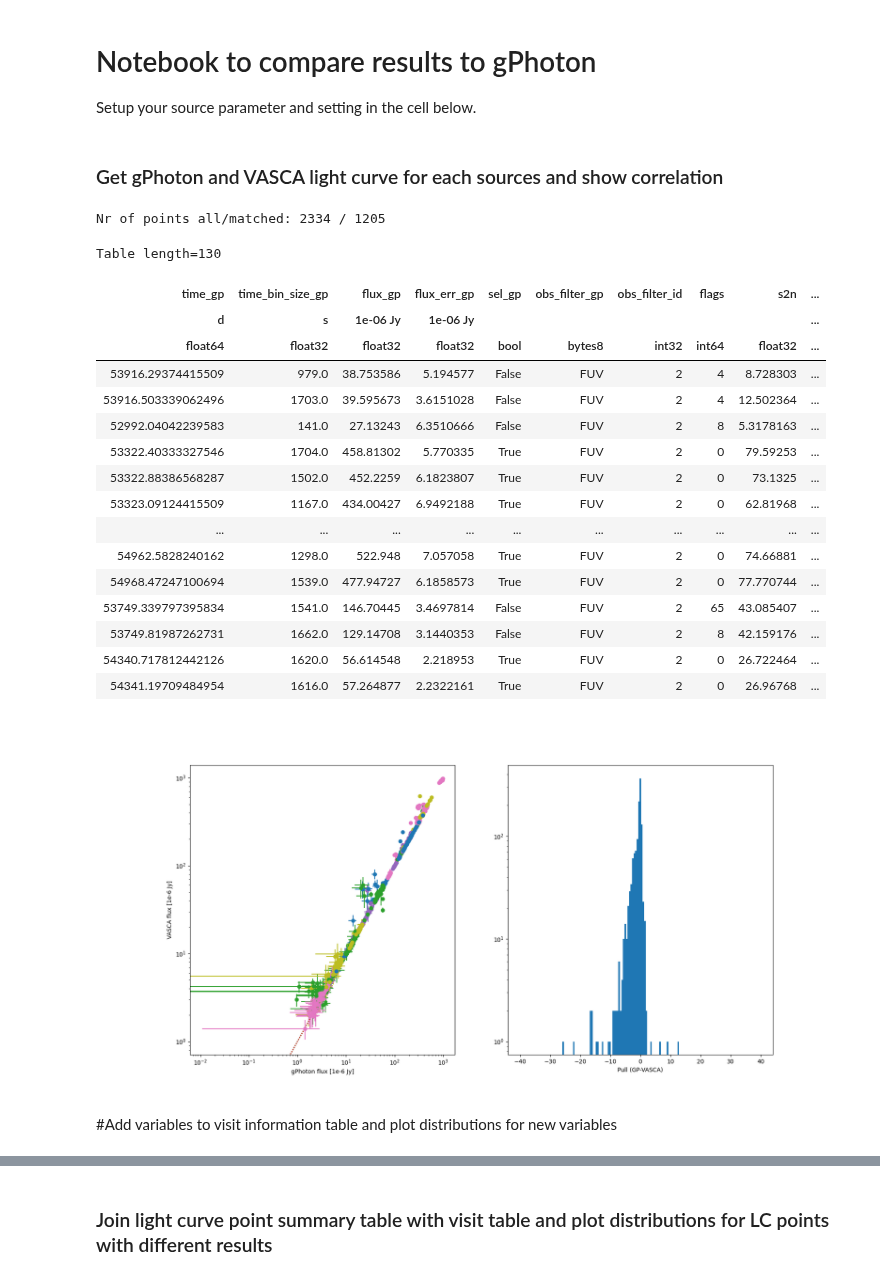
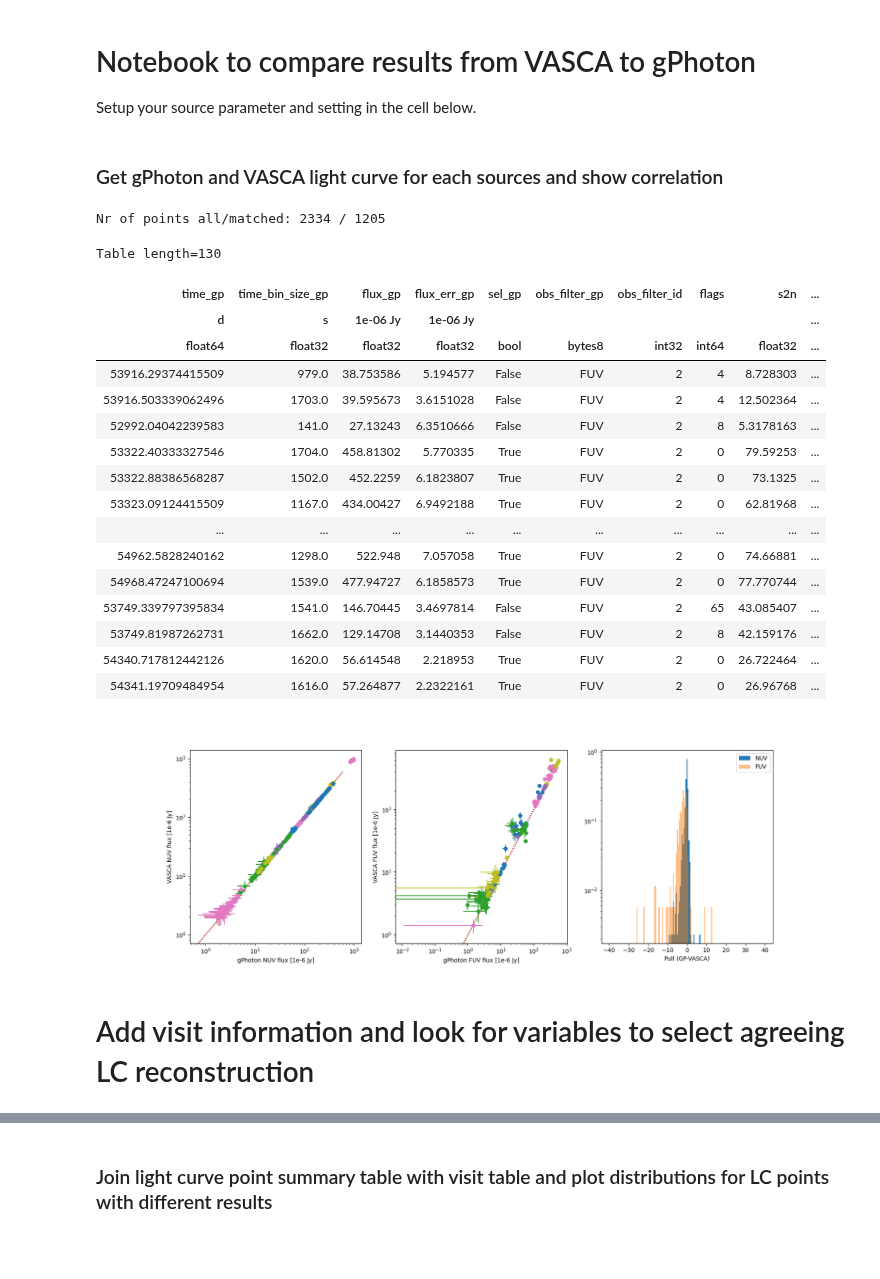
Before and after one commit to rbuehler/vasca, a Jupyter notebook: vasca/examples/inspect_gPhoton.ipynb, the cells around one changed output, grey strips where cells are left out. Saved outputs shown, nothing was run; the diff lists cells and outputs as text; code cells hidden in the pictures; blank space fills up the shorter version.

```diff
--- a/vasca/examples/inspect_gPhoton.ipynb
+++ b/vasca/examples/inspect_gPhoton.ipynb
@@ -1,5 +1,5 @@
 # %% [markdown]
-# Notebook to compare results to gPhoton
+# Notebook to compare results from VASCA to gPhoton
 Setup your source parameter and setting in the cell below.
 # %%
 region_name = "ALL_10-800"
@@ -45,7 +45,7 @@ else:
 # %% [markdown]
 ### Get gPhoton and VASCA light curve for each sources and show correlation
 # %%
-fig, axs = plt.subplots(1,2,figsize=(18, 9), squeeze=True, num="gPhotFlux", clear=True)
+fig, axs = plt.subplots(1,3,figsize=(18, 6), squeeze=True, num="gPhotFlux", clear=True)
 axs = axs.flatten()
 ll_lc = []
 for rg_src_id in srcs_ids:
@@ -74,46 +74,60 @@ for rg_src_id in srcs_ids:
     #display(tt_lc[sel_both])
 
     #axs[0].plot(,"o")
-    axs[0].errorbar(tt_lc_both["flux_gp"],tt_lc_both["flux_src"], xerr=tt_lc_both["flux_err_gp"], yerr=tt_lc_both["flux_err_src"],linestyle="none",marker="o")
-    axs[0].set_xlabel("gPhoton flux [1e-6 Jy]")
-    axs[0].set_ylabel("VASCA flux [1e-6 Jy]")
+    sel_nuv = tt_lc_both["obs_filter_src"]=="NUV"
+    sel_fuv = tt_lc_both["obs_filter_src"]=="FUV"
+
+    axs[0].errorbar(tt_lc_both["flux_gp"][sel_nuv],tt_lc_both["flux_src"][sel_nuv], xerr=tt_lc_both["flux_err_gp"][sel_nuv], yerr=tt_lc_both["flux_err_src"][sel_nuv],linestyle="none",marker="o")
+    axs[0].set_xlabel("gPhoton NUV flux [1e-6 Jy]")
+    axs[0].set_ylabel("VASCA NUV flux [1e-6 Jy]")
     axs[0].set_xscale("log")
     axs[0].set_yscale("log")
     axs[0].plot(range(600),range(600),":")
+
+    axs[1].errorbar(tt_lc_both["flux_gp"][sel_fuv],tt_lc_both["flux_src"][sel_fuv], xerr=tt_lc_both["flux_err_gp"][sel_fuv], yerr=tt_lc_both["flux_err_src"][sel_fuv],linestyle="none",marker="o")
+    axs[1].set_xlabel("gPhoton FUV flux [1e-6 Jy]")
+    axs[1].set_ylabel("VASCA FUV flux [1e-6 Jy]")
+    axs[1].set_xscale("log")
+    axs[1].set_yscale("log")
+    axs[1].plot(range(600),range(600),":")
 tt_lc = vstack(ll_lc)
 sel_both = (~tt_lc["time_gp"].mask*~tt_lc["time_src"].mask)#*tt_lc["sel_gp"]
 tt_lc_both = tt_lc[sel_both]
 tt_lc_both["pull"] = (tt_lc_both["flux_gp"]-tt_lc_both["flux_src"])/tt_lc_both["flux_err_src"]
 tt_lc_both["pull_auto"] = (tt_lc_both["flux_gp"]-tt_lc_both["flux_auto"])/tt_lc_both["flux_auto_err"]
-axs[1].hist(tt_lc_both["pull"],bins=np.linspace(-40,40,160))
-axs[1].set_yscale("log")
-axs[1].set_xlabel("Pull (GP-VASCA)")
+sel_nuv = tt_lc_both["obs_filter_src"]=="NUV"
+sel_fuv = tt_lc_both["obs_filter_src"]=="FUV"
+axs[2].hist(tt_lc_both["pull"][sel_nuv],bins=np.linspace(-40,40,160),density=True, label="NUV")
+axs[2].set_yscale("log")
+axs[2].set_xlabel("Pull (GP-VASCA)")
+axs[2].hist(tt_lc_both["pull"][sel_fuv],bins=np.linspace(-40,40,160),alpha=0.5,density=True, label="FUV")
+axs[2].legend()
 print("Nr of points all/matched:",len(tt_lc),"/",len(tt_lc_both))
 display(tt_lc_both[np.abs(tt_lc_both["pull"])>3.])
 #display(tt_lc_both[np.abs(tt_lc_both["pull"])>3.][12:])
 #display(tt_lc)
 # %% [output]
 Nr of points all/matched: 2334 / 1205
 Table length=130
 | time_gp | time_bin_size_gp | flux_gp | flux_err_gp | sel_gp | obs_filter_gp | obs_filter_id | flags | s2n | ... |
 | d | s | 1e-06 Jy | 1e-06 Jy |  |  |  |  |  | ... |
 | float64 | float32 | float32 | float32 | bool | bytes8 | int32 | int64 | float32 | ... |
 | 53916.29374415509 | 979.0 | 38.753586 | 5.194577 | False | FUV | 2 | 4 | 8.728303 | ... |
 | 53916.503339062496 | 1703.0 | 39.595673 | 3.6151028 | False | FUV | 2 | 4 | 12.502364 | ... |
 | 52992.04042239583 | 141.0 | 27.13243 | 6.3510666 | False | FUV | 2 | 8 | 5.3178163 | ... |
 | 53322.40333327546 | 1704.0 | 458.81302 | 5.770335 | True | FUV | 2 | 0 | 79.59253 | ... |
 | 53322.88386568287 | 1502.0 | 452.2259 | 6.1823807 | True | FUV | 2 | 0 | 73.1325 | ... |
 | 53323.09124415509 | 1167.0 | 434.00427 | 6.9492188 | True | FUV | 2 | 0 | 62.81968 | ... |
 | ... | ... | ... | ... | ... | ... | ... | ... | ... | ... |
 | 54962.5828240162 | 1298.0 | 522.948 | 7.057058 | True | FUV | 2 | 0 | 74.66881 | ... |
 | 54968.47247100694 | 1539.0 | 477.94727 | 6.1858573 | True | FUV | 2 | 0 | 77.770744 | ... |
 | 53749.339797395834 | 1541.0 | 146.70445 | 3.4697814 | False | FUV | 2 | 65 | 43.085407 | ... |
 | 53749.81987262731 | 1662.0 | 129.14708 | 3.1440353 | False | FUV | 2 | 8 | 42.159176 | ... |
 | 54340.717812442126 | 1620.0 | 56.614548 | 2.218953 | True | FUV | 2 | 0 | 26.722464 | ... |
 | 54341.19709484954 | 1616.0 | 57.264877 | 2.2322161 | True | FUV | 2 | 0 | 26.96768 | ... |
-[figure, old version]
+[figure, new version]
 # %% [markdown]
-#Add variables to visit information table and plot distributions for new variables
+# Add visit information and look for variables to select agreeing LC reconstruction
 # %%
 from datetime import datetime
 from astropy.time import Time
```
Also changed, not shown: parts of 2 cells of this notebook.
